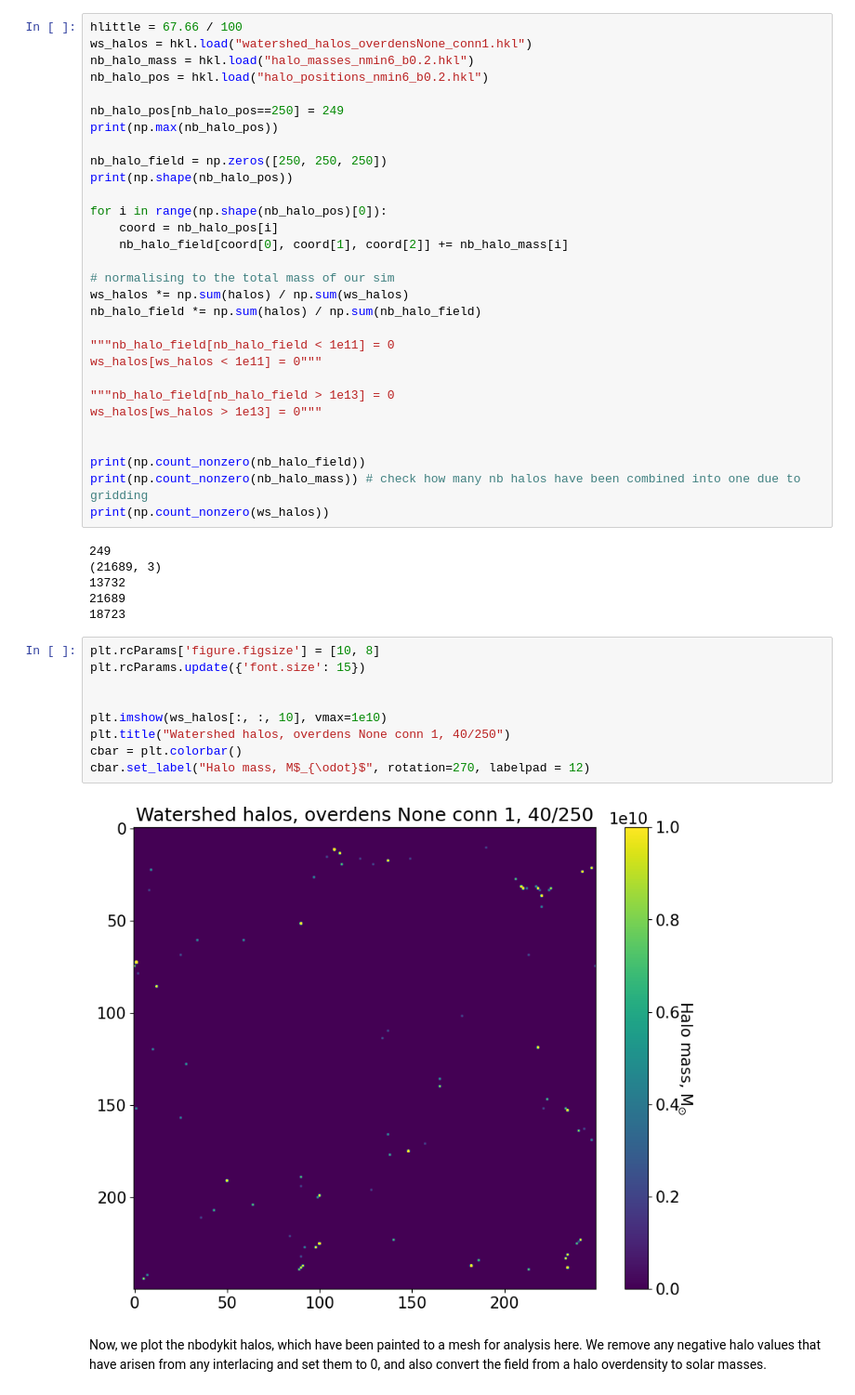
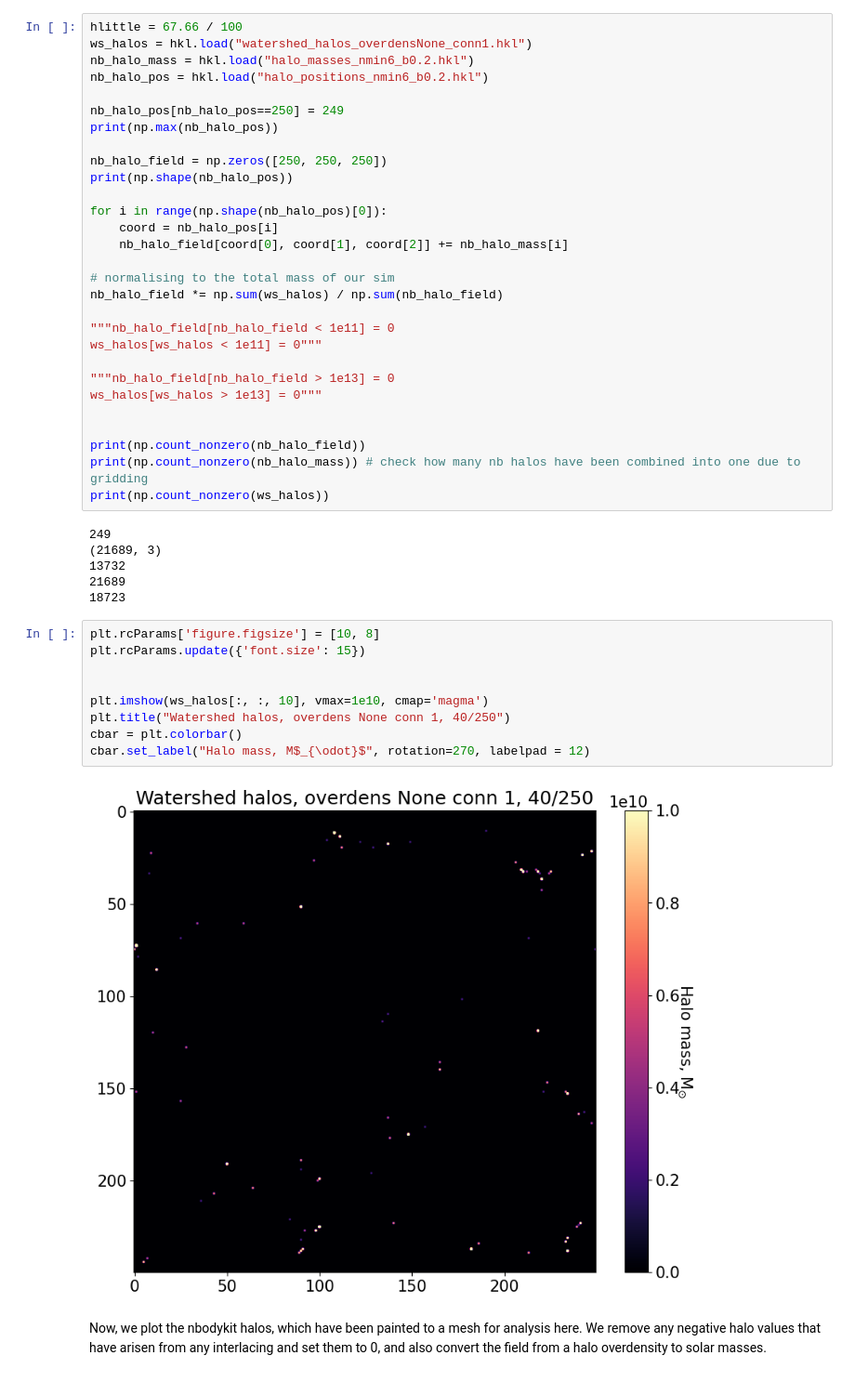
Before and after one commit to raxquax123/postEoR, a Jupyter notebook: halo_testing.ipynb, the cells around one changed output. Shown at 93% size. Drawn from its saved outputs; the diff is of its cells as text.

```diff
--- a/halo_testing.ipynb
+++ b/halo_testing.ipynb
@@ -38,8 +38,7 @@ for i in range(np.shape(nb_halo_pos)[0]):
     nb_halo_field[coord[0], coord[1], coord[2]] += nb_halo_mass[i]
 
 # normalising to the total mass of our sim
-ws_halos *= np.sum(halos) / np.sum(ws_halos)
-nb_halo_field *= np.sum(halos) / np.sum(nb_halo_field)
+nb_halo_field *= np.sum(ws_halos) / np.sum(nb_halo_field)
 
 """nb_halo_field[nb_halo_field < 1e11] = 0
 ws_halos[ws_halos < 1e11] = 0"""
@@ -60,14 +59,14 @@ print(np.count_nonzero(ws_halos))
 # %%
 plt.rcParams['figure.figsize'] = [10, 8]
 plt.rcParams.update({'font.size': 15})
 
 
-plt.imshow(ws_halos[:, :, 10], vmax=1e10)
+plt.imshow(ws_halos[:, :, 10], vmax=1e10, cmap='magma')
 plt.title("Watershed halos, overdens None conn 1, 40/250")
 cbar = plt.colorbar()
 cbar.set_label("Halo mass, M$_{\odot}$", rotation=270, labelpad = 12)
 # %% [output]
-[figure, old version]
+[figure, new version]
 # %% [markdown]
 Now, we plot the nbodykit halos, which have been painted to a mesh for analysis here.
 We remove any negative halo values that have arisen from any interlacing and set them to 0, and also convert the field from a halo overdensity to solar masses.
```
Also changed, not shown: parts of 1 cell of this notebook, 11 other files.
